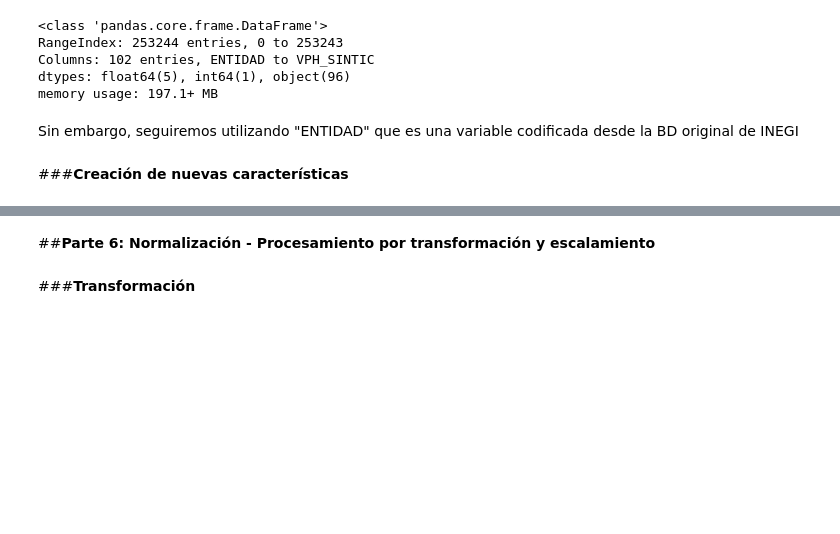
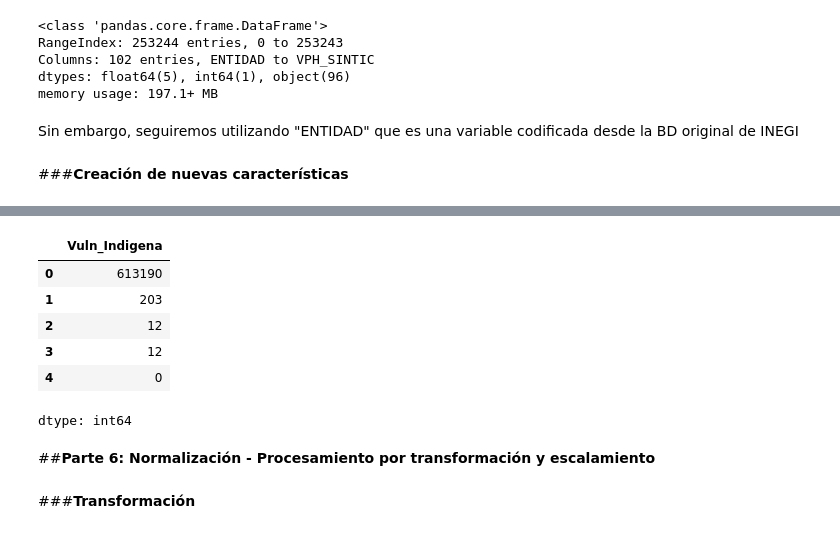
Before and after one commit to LH-1169213/IslasDeCalor, a Jupyter notebook: EDA_SCITEL_INEGI_Avance_2.ipynb, the cells around one changed output, grey strips where cells are left out. Saved outputs shown, nothing was run; the diff lists cells and outputs as text; code cells hidden in the pictures; blank space fills up the shorter version.

```diff
--- a/EDA_SCITEL_INEGI_Avance_2.ipynb
+++ b/EDA_SCITEL_INEGI_Avance_2.ipynb
@@ -1125,3 +1096,13 @@ dtype: int64
+# %%
+df_cat2['Vuln_Indigena'].head()
+# %% [output]
+|  | Vuln_Indigena |
+| 0 | 613190 |
+| 1 | 203 |
+| 2 | 12 |
+| 3 | 12 |
+| 4 | 0 |
+dtype: int64
 # %% [markdown]
 ##**Parte 6: Normalización - Procesamiento por transformación y escalamiento**
 # %% [markdown]
```
Also changed, not shown: parts of 10 cells of this notebook.
